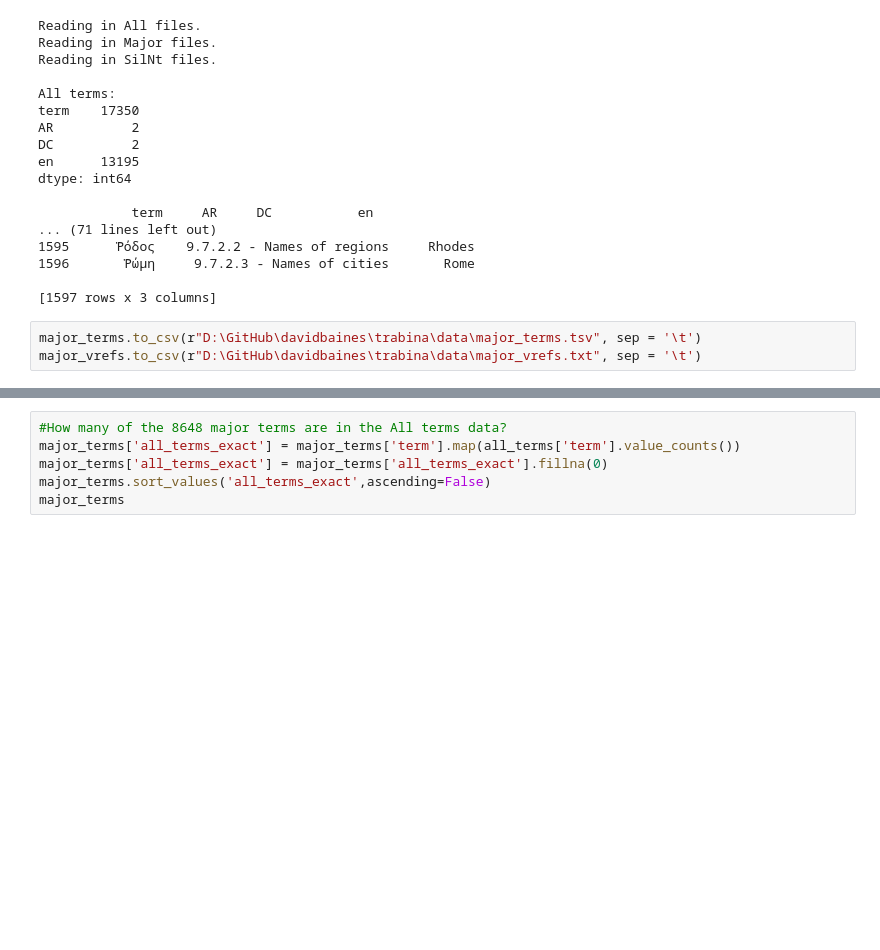
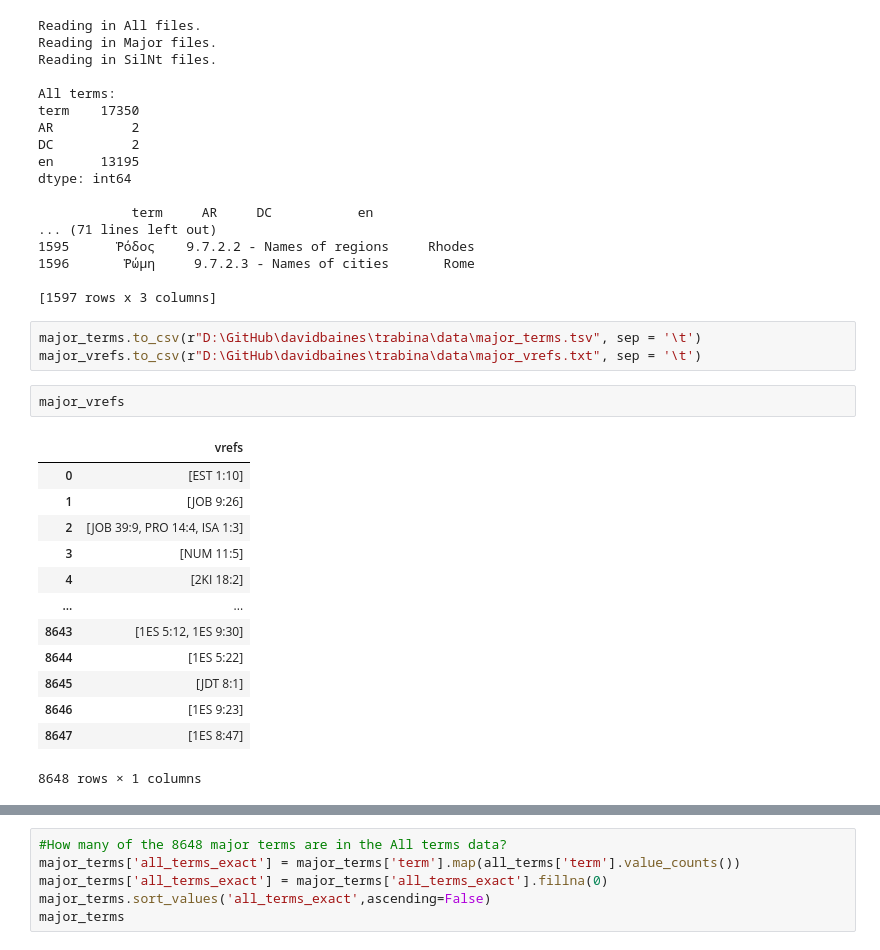
Before and after one commit to davidbaines/trabina, a Jupyter notebook: match_biblical_names2.ipynb, the cells around one changed output, grey strips where cells are left out. Saved outputs shown, nothing was run; the diff lists cells and outputs as text; blank space fills up the shorter version.

```diff
--- a/match_biblical_names2.ipynb
+++ b/match_biblical_names2.ipynb
@@ -319,3 +319,19 @@ dtype: int64
 # %%
 major_terms.to_csv(r"D:\GitHub\davidbaines\trabina\data\major_terms.tsv", sep = '\t')
 major_vrefs.to_csv(r"D:\GitHub\davidbaines\trabina\data\major_vrefs.txt", sep = '\t')
+# %%
+major_vrefs
+# %% [output]
+|  | vrefs |
+| 0 | [EST 1:10] |
+| 1 | [JOB 9:26] |
+| 2 | [JOB 39:9, PRO 14:4, ISA 1:3] |
+| 3 | [NUM 11:5] |
+| 4 | [2KI 18:2] |
+| ... | ... |
+| 8643 | [1ES 5:12, 1ES 9:30] |
+| 8644 | [1ES 5:22] |
+| 8645 | [JDT 8:1] |
+| 8646 | [1ES 9:23] |
+| 8647 | [1ES 8:47] |
+8648 rows × 1 columns
```
Also changed, not shown: parts of 5 cells of this notebook.
